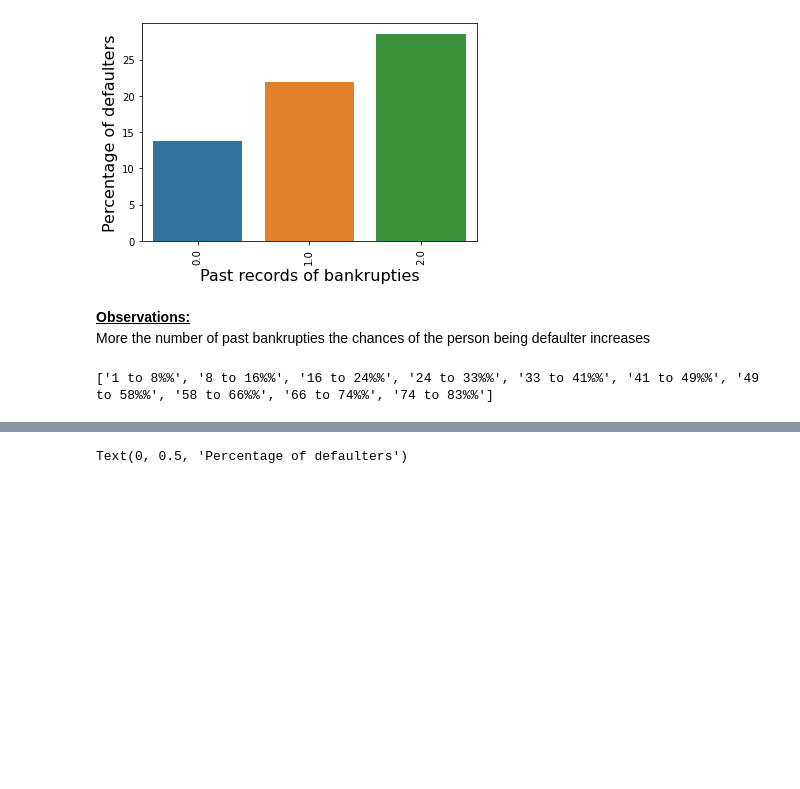
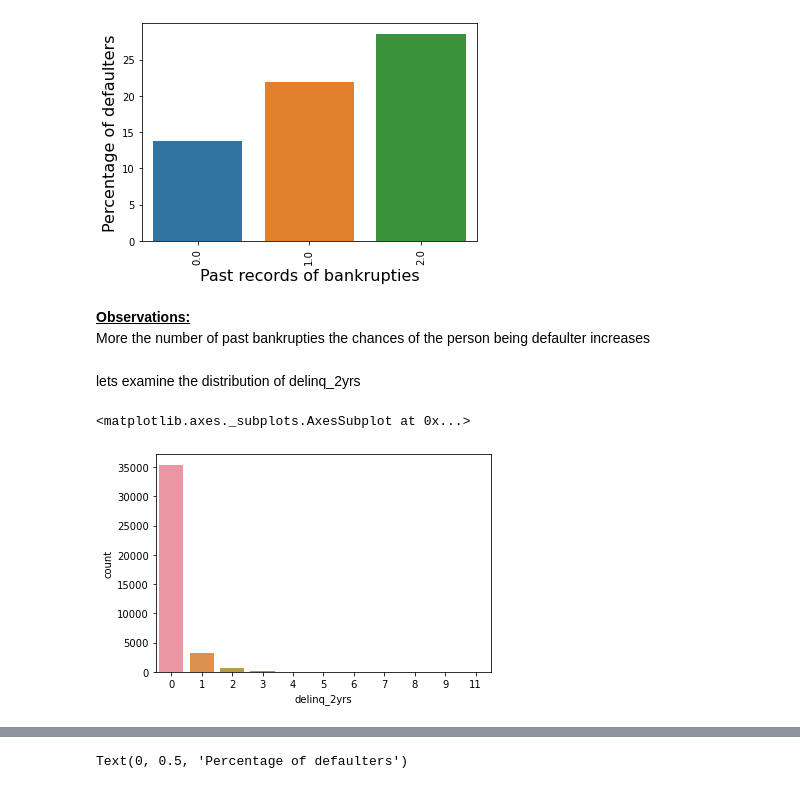
Before and after one commit to pani007/UpgradLendingClub, a Jupyter notebook: CaseStudy2.ipynb, the cells around one changed output, grey strips where cells are left out. Cells and saved outputs as stored; diff of their text form; code cells hidden in the pictures; blank space fills up the shorter version.

```diff
--- a/CaseStudy2.ipynb
+++ b/CaseStudy2.ipynb
@@ -570,9 +655,10 @@ Text(0, 0.5, 'Percentage of defaulters')
 # %% [markdown]
 <b><u>Observations:</u></b><br>
 More the number of past bankrupties the chances of the person being defaulter increases
-# %%
-x = map(lambda a: a+'%',x)
-
-print(list(x))
-# %% [output]
-['1 to 8%%', '8 to 16%%', '16 to 24%%', '24 to 33%%', '33 to 41%%', '41 to 49%%', '49 to 58%%', '58 to 66%%', '66 to 74%%', '74 to 83%%']
+# %% [markdown]
+lets examine the distribution of delinq_2yrs
+# %%
+sns.countplot(df_loan['delinq_2yrs'],)
+# %% [output]
+<matplotlib.axes._subplots.AxesSubplot at 0x...>
+[figure, added]
```
Also changed, not shown: parts of 58 cells of this notebook.
